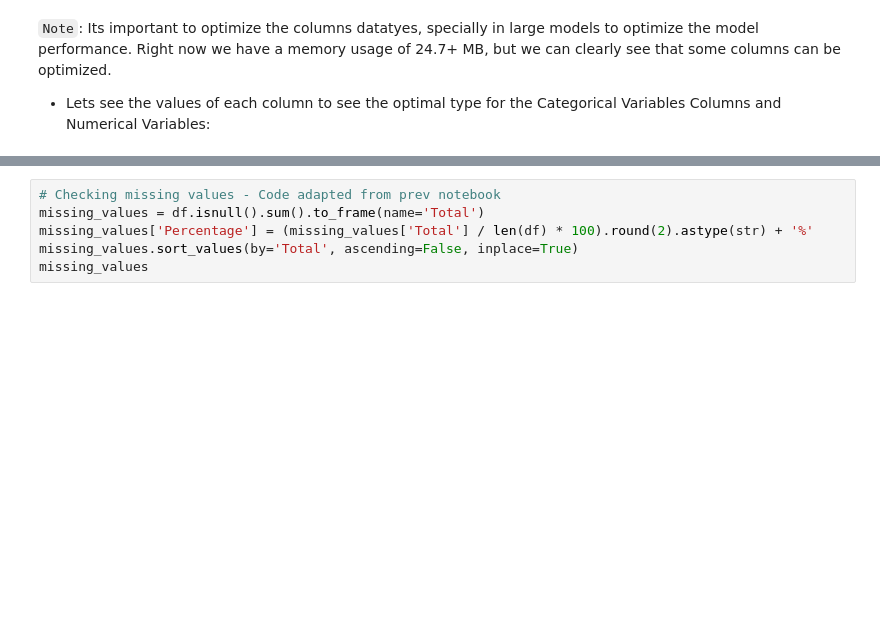
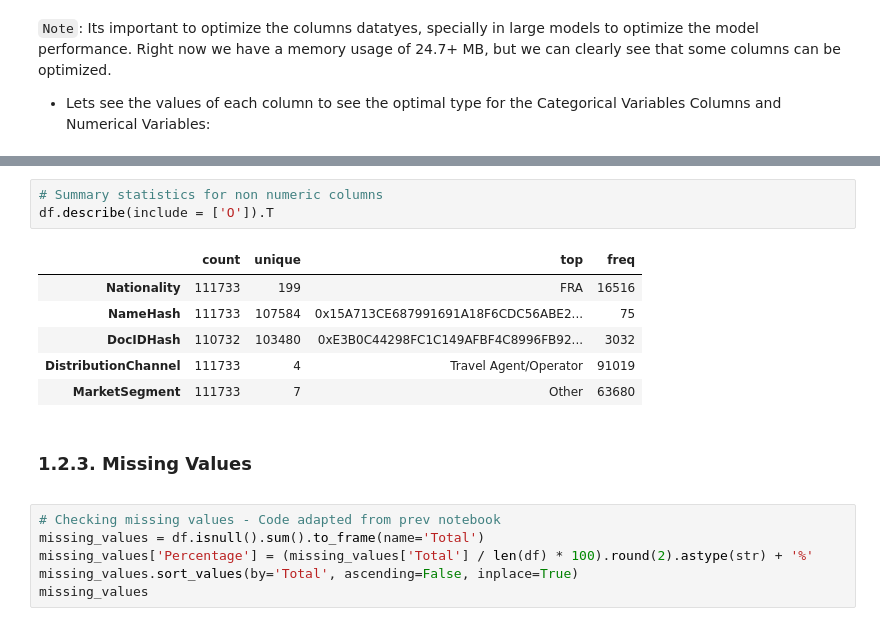
Before and after one commit to CatarinaGN/Case-1, a Jupyter notebook: Versão_Bea.ipynb, the cells around one changed output, grey strips where cells are left out. Drawn from its saved outputs; the diff is of its cells as text; blank space fills up the shorter version.

```diff
--- a/Versão_Bea.ipynb
+++ b/Versão_Bea.ipynb
@@ -166,3 +276,19 @@ NameError: name 'df' is not defined
+# %%
+# Summary statistics for non numeric columns
+df.describe(include = ['O']).T
+# %% [output]
+|  | count | unique | top | freq |
+| Nationality | 111733 | 199 | FRA | 16516 |
+| NameHash | 111733 | 107584 | 0x15A713CE687991691A18F6CDC56ABE2... | 75 |
+| DocIDHash | 110732 | 103480 | 0xE3B0C44298FC1C149AFBF4C8996FB92... | 3032 |
+| DistributionChannel | 111733 | 4 | Travel Agent/Operator | 91019 |
+| MarketSegment | 111733 | 7 | Other | 63680 |
+# %% [markdown]
+<a class="anchor" id="missingvalues">
+
+### 1.2.3. Missing Values
+
+</a>
 # %%
 # Checking missing values - Code adapted from prev notebook
 missing_values = df.isnull().sum().to_frame(name='Total')
```
Also changed, not shown: parts of 19 cells of this notebook.
